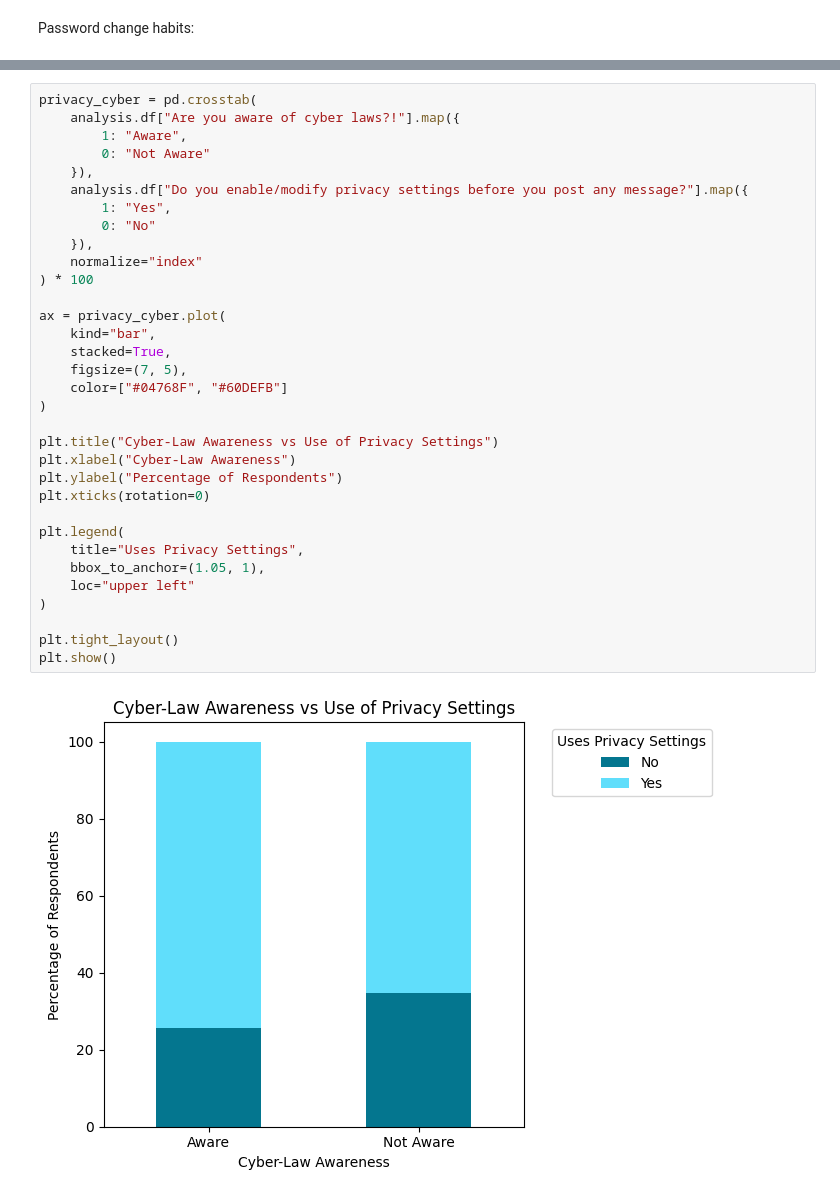
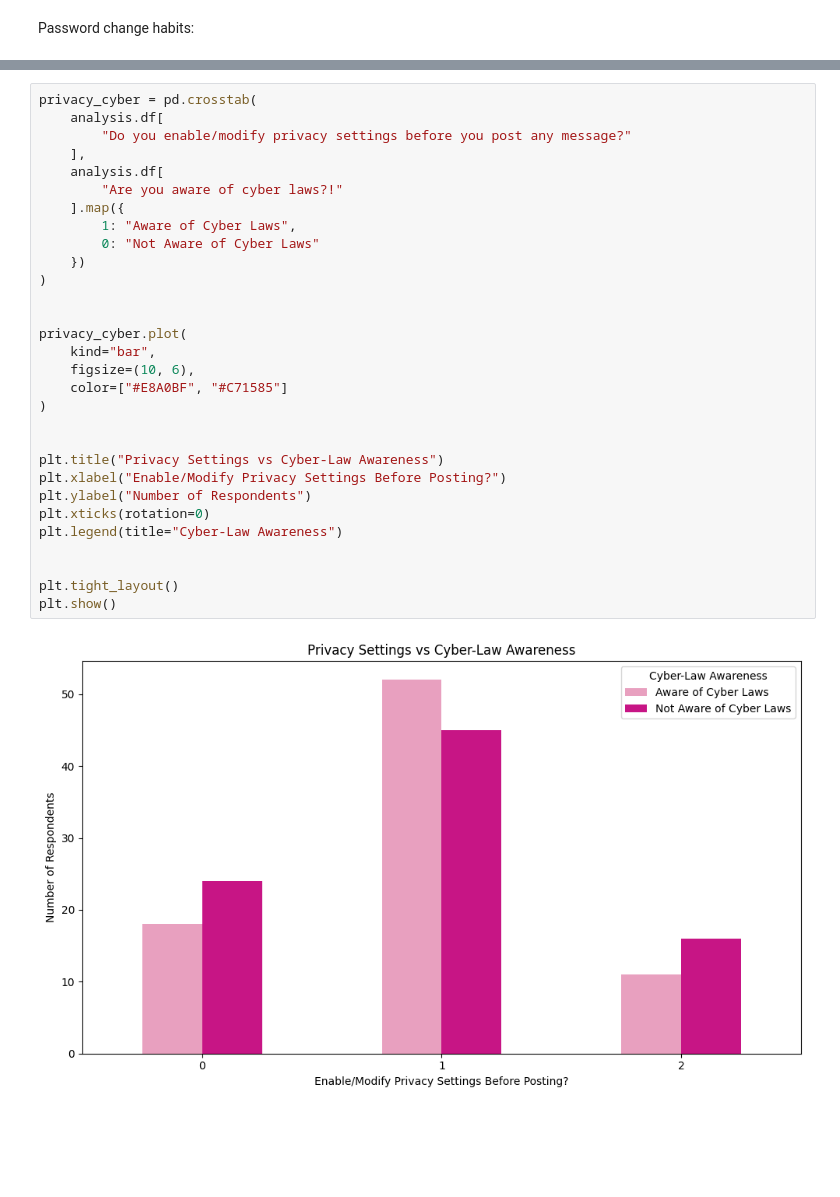
Before and after one commit to zf00593/dataset-project, a Jupyter notebook: visualisation.ipynb, the cells around one changed output, grey strips where cells are left out. Drawn from its saved outputs; the diff is of its cells as text; blank space fills up the shorter version.

Commit message:
Added some visualisation stuff

```diff
--- a/visualisation.ipynb
+++ b/visualisation.ipynb
@@ -106,35 +130,32 @@ plt.show()
 # %%
 privacy_cyber = pd.crosstab(
-    analysis.df["Are you aware of cyber laws?!"].map({
-        1: "Aware",
-        0: "Not Aware"
-    }),
-    analysis.df["Do you enable/modify privacy settings before you post any message?"].map({
-        1: "Yes",
-        0: "No"
-    }),
-    normalize="index"
-) * 100
-
-ax = privacy_cyber.plot(
-    kind="bar",
-    stacked=True,
-    figsize=(7, 5),
-    color=["#04768F", "#60DEFB"]
+    analysis.df[
+        "Do you enable/modify privacy settings before you post any message?"
+    ],
+    analysis.df[
+        "Are you aware of cyber laws?!"
+    ].map({
+        1: "Aware of Cyber Laws",
+        0: "Not Aware of Cyber Laws"
+    })
 )
 
-plt.title("Cyber-Law Awareness vs Use of Privacy Settings")
-plt.xlabel("Cyber-Law Awareness")
-plt.ylabel("Percentage of Respondents")
+
+privacy_cyber.plot(
+    kind="bar",
+    figsize=(10, 6),
+    color=["#E8A0BF", "#C71585"]
+)
+
+
+plt.title("Privacy Settings vs Cyber-Law Awareness")
+plt.xlabel("Enable/Modify Privacy Settings Before Posting?")
+plt.ylabel("Number of Respondents")
 plt.xticks(rotation=0)
+plt.legend(title="Cyber-Law Awareness")
 
-plt.legend(
-    title="Uses Privacy Settings",
-    bbox_to_anchor=(1.05, 1),
-    loc="upper left"
-)
 
 plt.tight_layout()
 plt.show()
 # %% [output]
-[figure, old version]
+[figure, new version]
```
Also changed, not shown: parts of 5 cells of this notebook.
